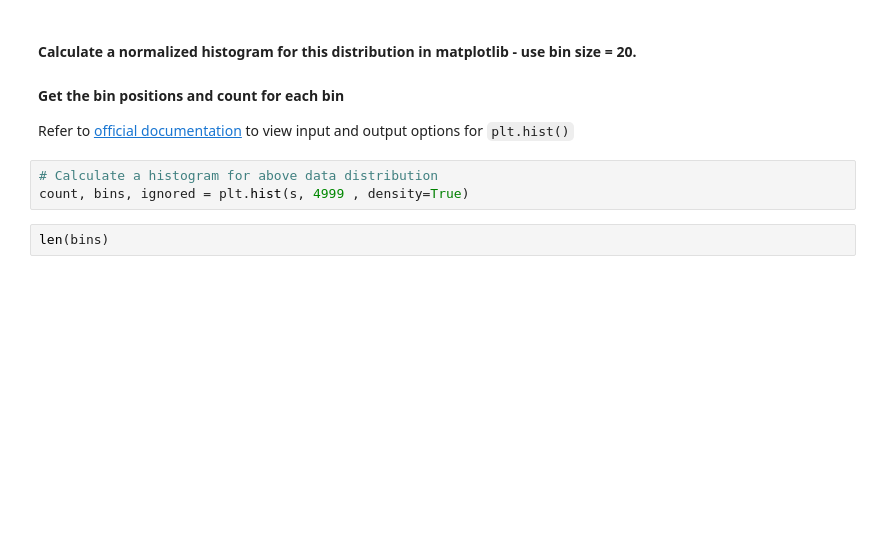
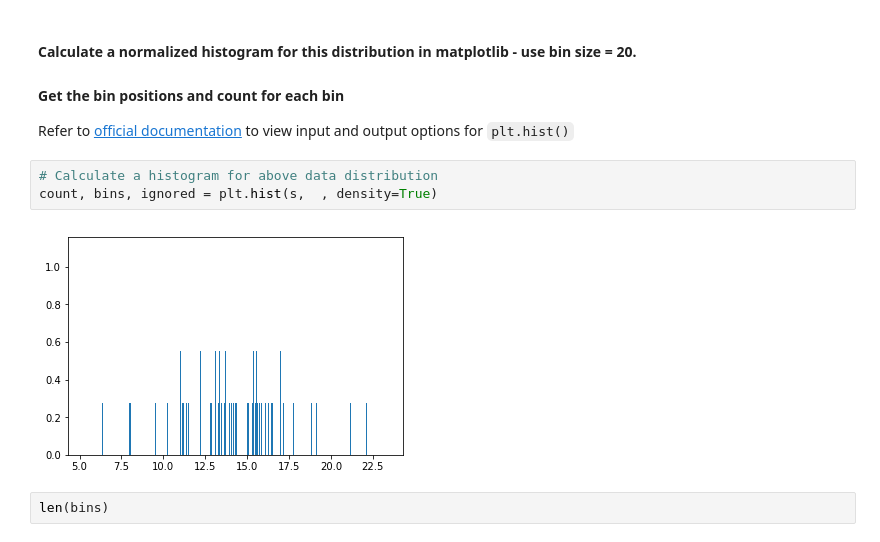
Before and after one commit to MarcSchneider71/dsc-1-09-13-normal-gaussian-distributions-lab-nyc-ds-career-012819, a Jupyter notebook: index.ipynb, the cells around one changed output. Cells and saved outputs as stored; diff of their text form; blank space fills up the shorter version.

```diff
--- a/index.ipynb
+++ b/index.ipynb
@@ -49,7 +49,9 @@ array([14.74367809, 16.45067052, 19.02841847, 15.56486683, 10.50691983,
 Refer to [official documentation](https://matplotlib.org/api/_as_gen/matplotlib.pyplot.hist.html) to view input and output options for `plt.hist()`
 # %%
 # Calculate a histogram for above data distribution
-count, bins, ignored = plt.hist(s, 4999 , density=True)
+count, bins, ignored = plt.hist(s,  , density=True)
+# %% [output]
+[figure, added]
 # %%
 len(bins)
 # %% [output]
```
